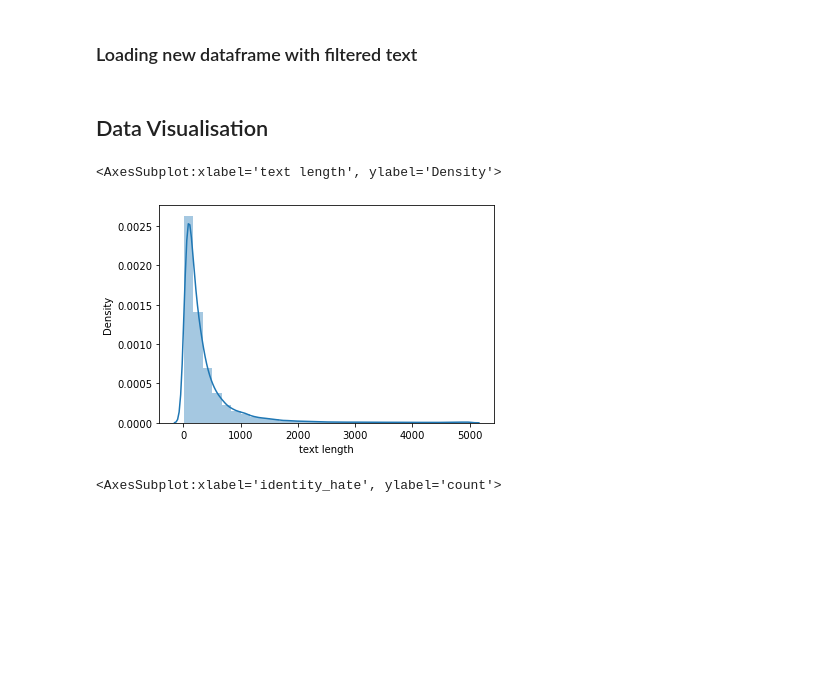
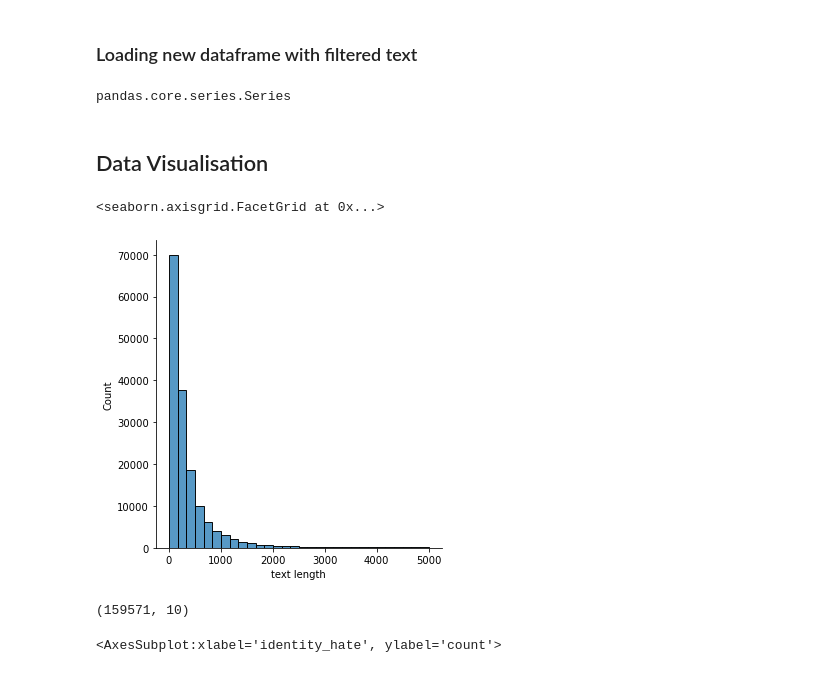
Before and after one commit to SudhanshuBlaze/Toxic_Comments_Classification, a Jupyter notebook: Main_code.ipynb, the cells around one changed output. Cells and saved outputs as stored; diff of their text form; code cells hidden in the pictures; blank space fills up the shorter version.

```diff
--- a/Main_code.ipynb
+++ b/Main_code.ipynb
@@ -41,13 +45,21 @@ def text_process(message):
 # %%
 df=pd.read_csv("filtered_text.csv")
 df["filtered"]=df["filtered"].apply(lambda x: np.str_(x))
+# %%
+type(df["filtered"])
+# %% [output]
+pandas.core.series.Series
 # %% [markdown]
 ## Data Visualisation
 # %%
-sns.distplot(a=df['text length'],bins=30)
+sns.displot(df['text length'],bins=30)   #ylabel-> count of comments
 # %% [output]
-<AxesSubplot:xlabel='text length', ylabel='Density'>
+<seaborn.axisgrid.FacetGrid at 0x...>
-[figure, old version]
+[figure, new version]
+# %%
+df.shape
+# %% [output]
+(159571, 10)
 # %%
 fig,ax = plt.subplots(2,3,figsize=(16,10))
 ax1,ax2,ax3,ax4,ax5,ax6 = ax.flatten()
```
Also changed, not shown: parts of 6 cells of this notebook, 1 other file.
